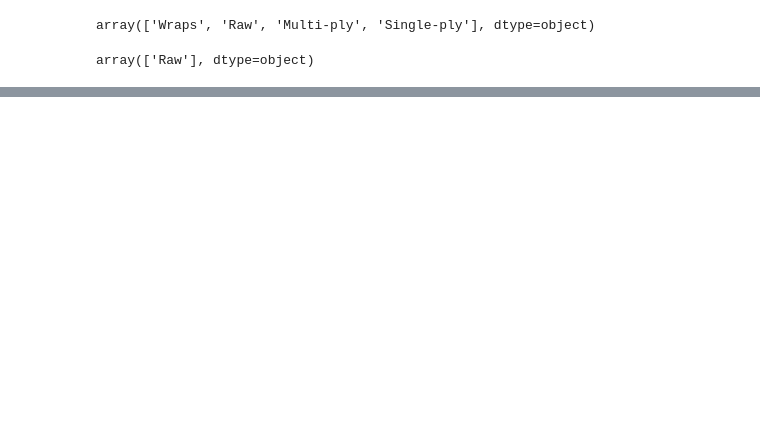
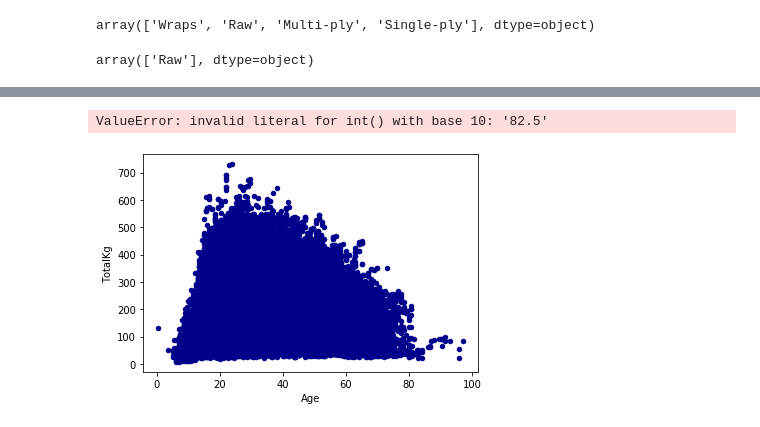
Before and after one commit to Emma-Pang/Powerlifting-data-analysis, a Jupyter notebook: liftingdata_analysis.ipynb, the cells around one changed output, grey strips where cells are left out. Drawn from its saved outputs; the diff is of its cells as text; code cells hidden in the pictures; blank space fills up the shorter version.

```diff
--- a/liftingdata_analysis.ipynb
+++ b/liftingdata_analysis.ipynb
@@ -85,0 +139,2 @@ array(['Raw'], dtype=object)
+# %%
+f_data_cleaned=female_raw_data_cleaned.dropna(subset=['TotalKg'])
@@ -85,0 +154,2 @@ array(['Raw'], dtype=object)
+# %%
+f_data_cleaned['Tested'] = f_data_cleaned['Tested'].fillna('No')
@@ -85,0 +208,3 @@ array(['Raw'], dtype=object)
+# %%
+f_data_cleaned['WeightClassKg'] = f_data_cleaned['WeightClassKg'].str.replace(r'+', '')
+f_data_cleaned['WeightClassKg'].unique()
@@ -85,0 +226,2 @@ array(['Raw'], dtype=object)
+# %%
+f_data_cleaned=f_data_cleaned.dropna(subset=['WeightClassKg'])
@@ -85,0 +251,10 @@ array(['Raw'], dtype=object)
+# %%
+weight_array.astype(int)
+# %% [output]
+ValueError: invalid literal for int() with base 10: '82.5'
+# %%
+ax1 = f_data_cleaned.plot.scatter(x='Age',
+                      y='TotalKg',
+                      c='DarkBlue')
+# %% [output]
+[figure, added]
```
Also changed, not shown: parts of 16 cells of this notebook.
